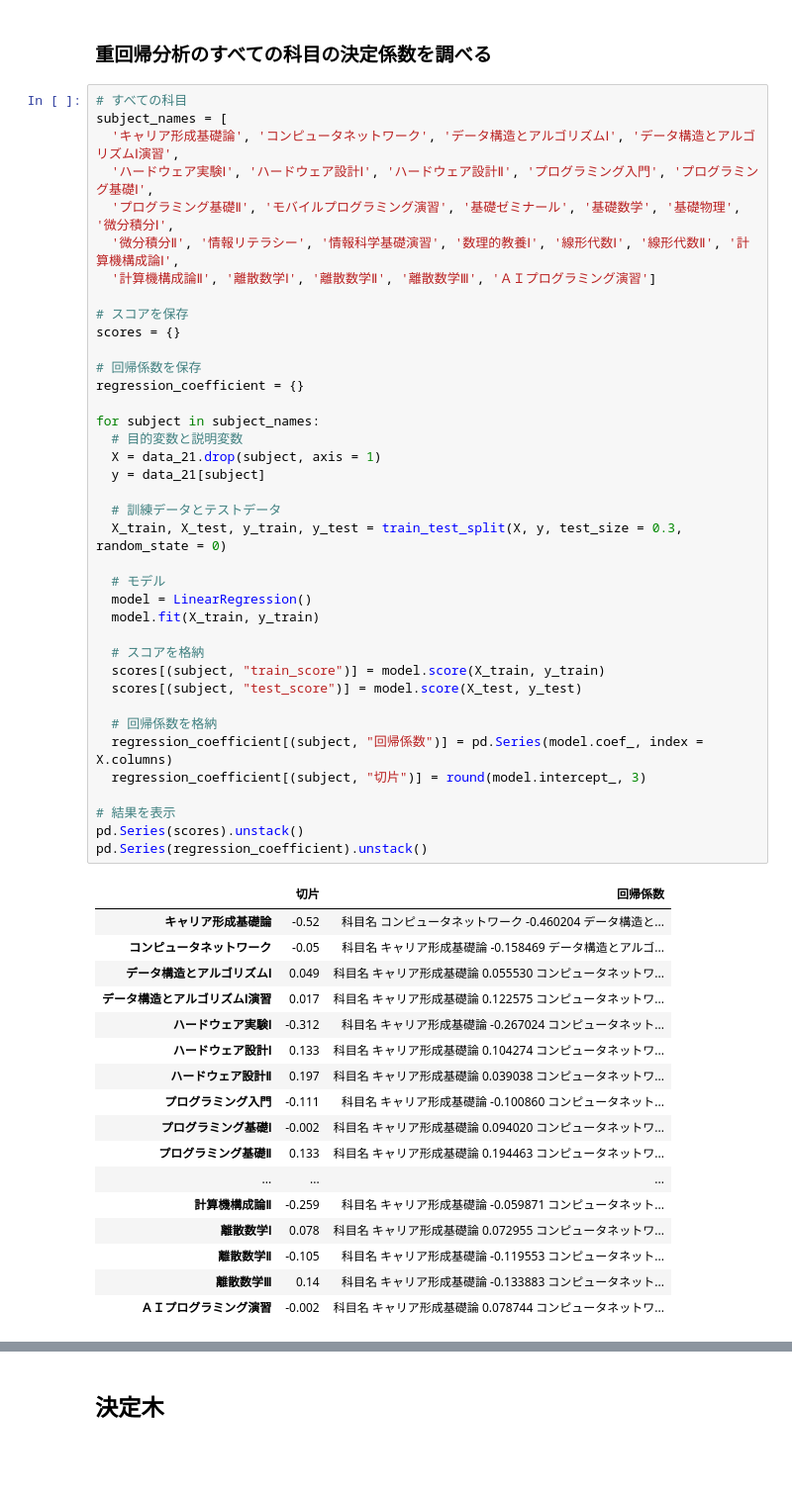
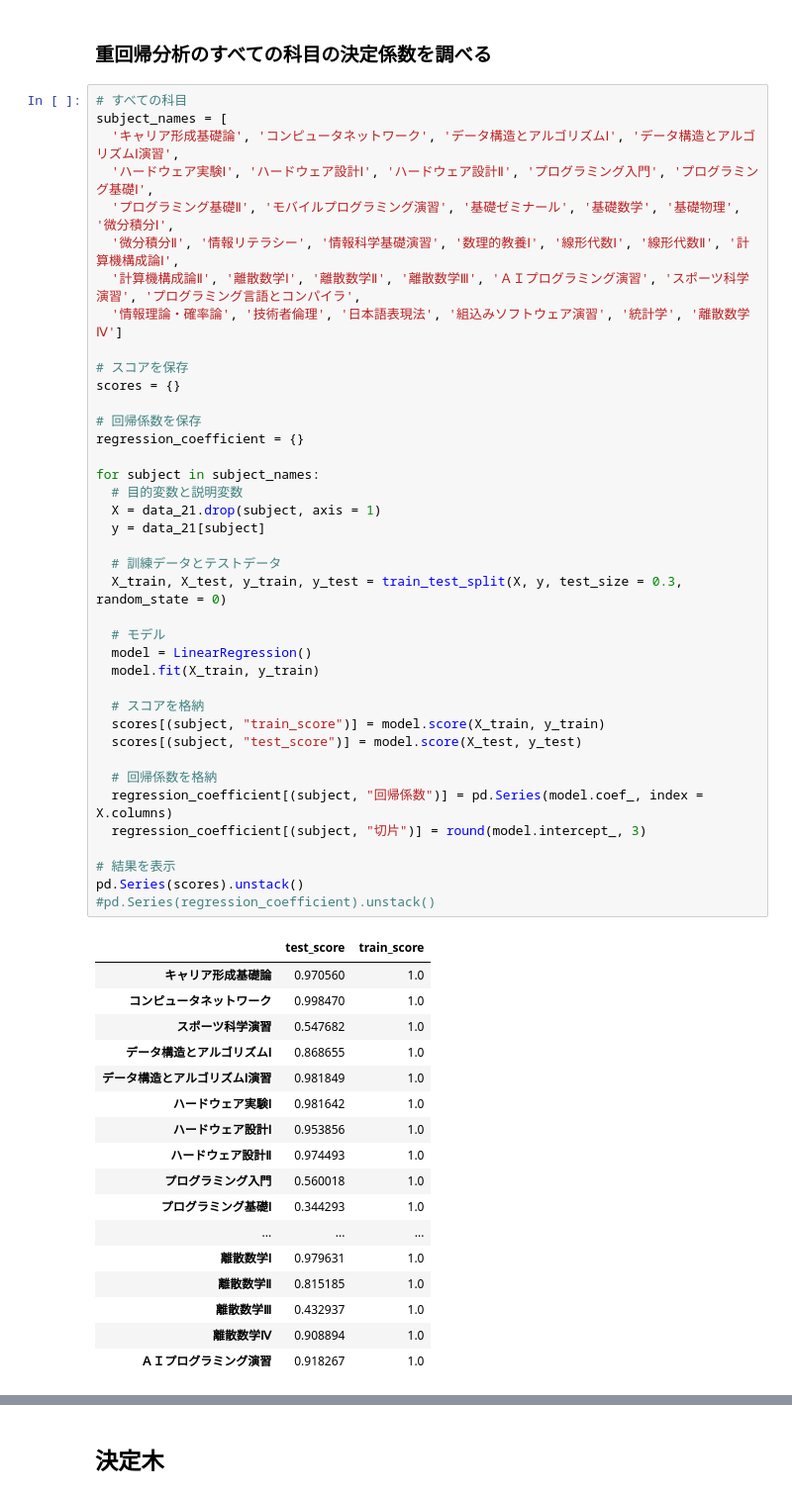
Before and after one commit to ltpdo/GradeData-MachineLearing, a Jupyter notebook: 科目ごとの仕分け.ipynb, the cells around one changed output, grey strips where cells are left out. Shown at 99% size. Cells and saved outputs as stored; diff of their text form; blank space fills up the shorter version.

```diff
--- a/科目ごとの仕分け.ipynb
+++ b/科目ごとの仕分け.ipynb
@@ -350,52 +502,53 @@ subject_names = [
   'ハードウェア実験Ⅰ', 'ハードウェア設計Ⅰ', 'ハードウェア設計Ⅱ', 'プログラミング入門', 'プログラミング基礎Ⅰ',
   'プログラミング基礎Ⅱ', 'モバイルプログラミング演習', '基礎ゼミナール', '基礎数学', '基礎物理', '微分積分Ⅰ',
   '微分積分Ⅱ', '情報リテラシー', '情報科学基礎演習', '数理的教養Ⅰ', '線形代数Ⅰ', '線形代数Ⅱ', '計算機構成論Ⅰ',
-  '計算機構成論Ⅱ', '離散数学Ⅰ', '離散数学Ⅱ', '離散数学Ⅲ', 'ＡＩプログラミング演習']
+  '計算機構成論Ⅱ', '離散数学Ⅰ', '離散数学Ⅱ', '離散数学Ⅲ', 'ＡＩプログラミング演習', 'スポーツ科学演習', 'プログラミング言語とコンパイラ',
+  '情報理論・確率論', '技術者倫理', '日本語表現法', '組込みソフトウェア演習', '統計学', '離散数学Ⅳ']
 
 # スコアを保存
 scores = {}
 
 # 回帰係数を保存
 regression_coefficient = {}
 
 for subject in subject_names:
   # 目的変数と説明変数
   X = data_21.drop(subject, axis = 1)
   y = data_21[subject]
 
   # 訓練データとテストデータ
   X_train, X_test, y_train, y_test = train_test_split(X, y, test_size = 0.3, random_state = 0)
 
   # モデル
   model = LinearRegression()
   model.fit(X_train, y_train)
 
   # スコアを格納
   scores[(subject, "train_score")] = model.score(X_train, y_train)
   scores[(subject, "test_score")] = model.score(X_test, y_test)
 
   # 回帰係数を格納
   regression_coefficient[(subject, "回帰係数")] = pd.Series(model.coef_, index = X.columns)
   regression_coefficient[(subject, "切片")] = round(model.intercept_, 3)
 
 # 結果を表示
 pd.Series(scores).unstack()
-pd.Series(regression_coefficient).unstack()
+#pd.Series(regression_coefficient).unstack()
 # %% [output]
-|  | 切片 | 回帰係数 |
-| キャリア形成基礎論 | -0.52 | 科目名 コンピュータネットワーク -0.460204 データ構造と... |
-| コンピュータネットワーク | -0.05 | 科目名 キャリア形成基礎論 -0.158469 データ構造とアルゴ... |
-| データ構造とアルゴリズムⅠ | 0.049 | 科目名 キャリア形成基礎論 0.055530 コンピュータネットワ... |
-| データ構造とアルゴリズムⅠ演習 | 0.017 | 科目名 キャリア形成基礎論 0.122575 コンピュータネットワ... |
-| ハードウェア実験Ⅰ | -0.312 | 科目名 キャリア形成基礎論 -0.267024 コンピュータネット... |
-| ハードウェア設計Ⅰ | 0.133 | 科目名 キャリア形成基礎論 0.104274 コンピュータネットワ... |
-| ハードウェア設計Ⅱ | 0.197 | 科目名 キャリア形成基礎論 0.039038 コンピュータネットワ... |
-| プログラミング入門 | -0.111 | 科目名 キャリア形成基礎論 -0.100860 コンピュータネット... |
-| プログラミング基礎Ⅰ | -0.002 | 科目名 キャリア形成基礎論 0.094020 コンピュータネットワ... |
-| プログラミング基礎Ⅱ | 0.133 | 科目名 キャリア形成基礎論 0.194463 コンピュータネットワ... |
+|  | test_score | train_score |
+| キャリア形成基礎論 | 0.970560 | 1.0 |
+| コンピュータネットワーク | 0.998470 | 1.0 |
+| スポーツ科学演習 | 0.547682 | 1.0 |
+| データ構造とアルゴリズムⅠ | 0.868655 | 1.0 |
+| データ構造とアルゴリズムⅠ演習 | 0.981849 | 1.0 |
+| ハードウェア実験Ⅰ | 0.981642 | 1.0 |
+| ハードウェア設計Ⅰ | 0.953856 | 1.0 |
+| ハードウェア設計Ⅱ | 0.974493 | 1.0 |
+| プログラミング入門 | 0.560018 | 1.0 |
+| プログラミング基礎Ⅰ | 0.344293 | 1.0 |
 | ... | ... | ... |
-| 計算機構成論Ⅱ | -0.259 | 科目名 キャリア形成基礎論 -0.059871 コンピュータネット... |
-| 離散数学Ⅰ | 0.078 | 科目名 キャリア形成基礎論 0.072955 コンピュータネットワ... |
-| 離散数学Ⅱ | -0.105 | 科目名 キャリア形成基礎論 -0.119553 コンピュータネット... |
-| 離散数学Ⅲ | 0.14 | 科目名 キャリア形成基礎論 -0.133883 コンピュータネット... |
-| ＡＩプログラミング演習 | -0.002 | 科目名 キャリア形成基礎論 0.078744 コンピュータネットワ... |
+| 離散数学Ⅰ | 0.979631 | 1.0 |
+| 離散数学Ⅱ | 0.815185 | 1.0 |
+| 離散数学Ⅲ | 0.432937 | 1.0 |
+| 離散数学Ⅳ | 0.908894 | 1.0 |
+| ＡＩプログラミング演習 | 0.918267 | 1.0 |
```
Also changed, not shown: parts of 20 cells of this notebook.
